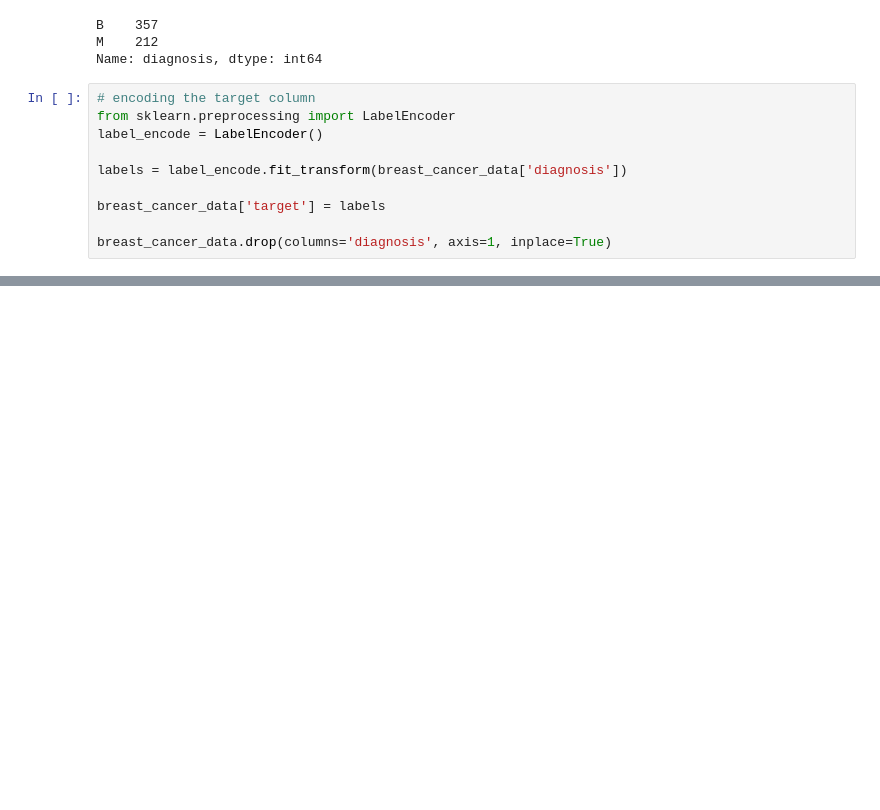
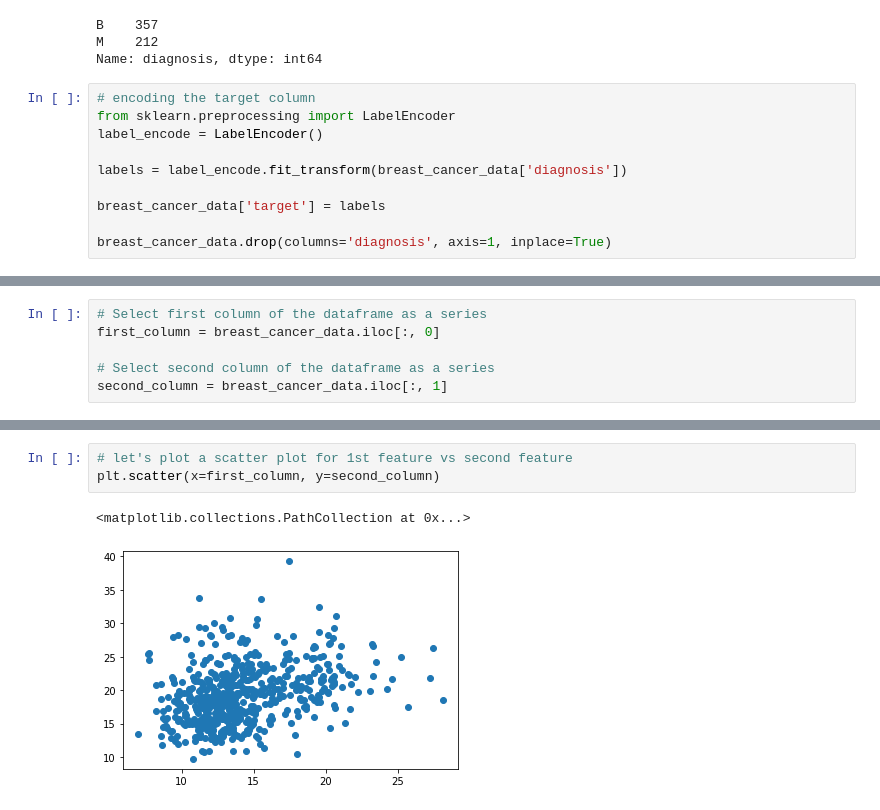
Before and after one commit to rubeshnpl13/Breast-Cancer-Classification-with-Neural-Network, a Jupyter notebook: Breast Cancer Classification with Neural Network.ipynb, the cells around one changed output, grey strips where cells are left out. Drawn from its saved outputs; the diff is of its cells as text; blank space fills up the shorter version.

```diff
--- a/Breast Cancer Classification with Neural Network.ipynb
+++ b/Breast Cancer Classification with Neural Network.ipynb
@@ -117,0 +214,6 @@ breast_cancer_data.drop(columns='diagnosis', axis=1, inplace=True)
+# %%
+# Select first column of the dataframe as a series
+first_column = breast_cancer_data.iloc[:, 0]
+
+# Select second column of the dataframe as a series
+second_column = breast_cancer_data.iloc[:, 1]
@@ -117,0 +242,6 @@ breast_cancer_data.drop(columns='diagnosis', axis=1, inplace=True)
+# %%
+# let's plot a scatter plot for 1st feature vs second feature
+plt.scatter(x=first_column, y=second_column)
+# %% [output]
+<matplotlib.collections.PathCollection at 0x...>
+[figure, added]
```
Also changed, not shown: parts of 20 cells of this notebook, 1 other file.
